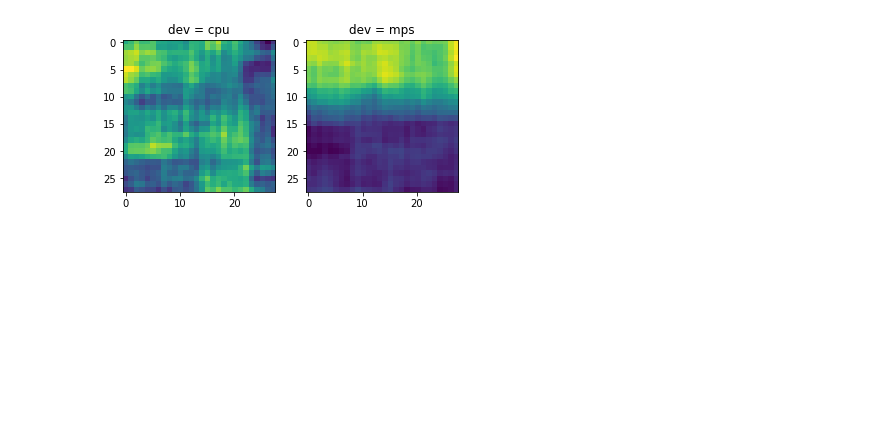
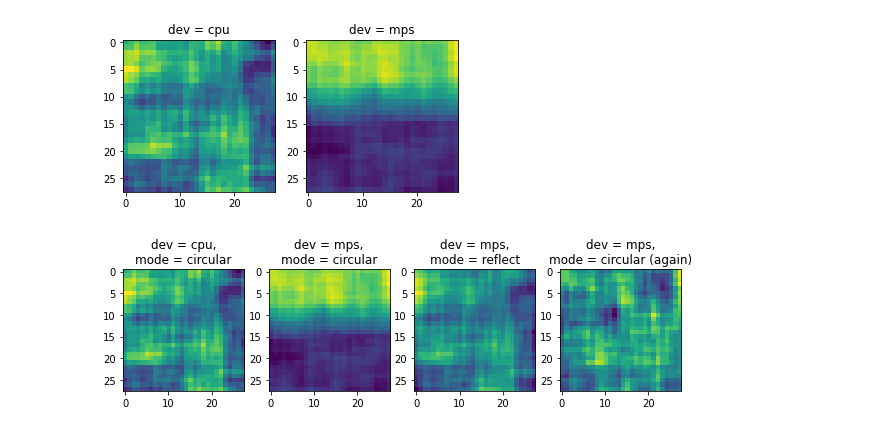
Before and after one commit to Zhangyanbo/torch_bugs, a Jupyter notebook: mps_bug.ipynb, the cells around one changed output. Saved outputs shown, nothing was run; the diff lists cells and outputs as text; code cells hidden in the pictures; blank space fills up the shorter version.

```diff
--- a/mps_bug.ipynb
+++ b/mps_bug.ipynb
@@ -36,3 +36,64 @@ plt.savefig('./images/mps_bug.png')
 plt.show()
 # %% [output]
 [figure]
+# %%
+plt.figure(figsize=(10,3))
+torch.manual_seed(1)
+dev = 'cpu'
+
+k = torch.ones(3, 3, 9, 9).to(dev)
+
+x = torch.rand(1, 3, 32, 32).to(dev)
+x = F.pad(x, (2, 2, 2, 2), mode='circular')
+
+y = F.conv2d(x, k)
+plt.subplot(1,4,1)
+plt.imshow(y[0, 0].detach().cpu())
+plt.title('dev = cpu,\nmode = circular')
+
+
+
+torch.manual_seed(1)
+dev = 'mps'
+
+k = torch.ones(3, 3, 9, 9).to(dev)
+
+x = torch.rand(1, 3, 32, 32).to(dev)
+x = F.pad(x, (2, 2, 2, 2), mode='circular')
+
+y = F.conv2d(x, k)
+plt.subplot(1,4,2)
+plt.imshow(y[0, 0].detach().cpu())
+plt.title('dev = mps,\nmode = circular')
+
+
+torch.manual_seed(1)
+dev = 'mps'
+
+k = torch.ones(3, 3, 9, 9).to(dev)
+
+x = torch.rand(1, 3, 32, 32).to(dev)
+x = F.pad(x, (2, 2, 2, 2), mode='reflect')
+
+y = F.conv2d(x, k)
+plt.subplot(1,4,3)
+plt.imshow(y[0, 0].detach().cpu())
+plt.title('dev = mps,\nmode = reflect')
+
+torch.manual_seed(1)
+dev = 'mps'
+
+k = torch.ones(3, 3, 9, 9).to(dev)
+
+x = torch.rand(1, 3, 32, 32).to(dev)
+x = F.pad(x, (2, 2, 2, 2), mode='circular')
+
+y = F.conv2d(x, k)
+plt.subplot(1,4,4)
+plt.imshow(y[0, 0].detach().cpu())
+plt.title('dev = mps,\nmode = circular (again)')
+
+plt.savefig('./images/mps_bug_2.png')
+plt.show()
+# %% [output]
+[figure, added]
```
Also changed, not shown: 1 other file.
